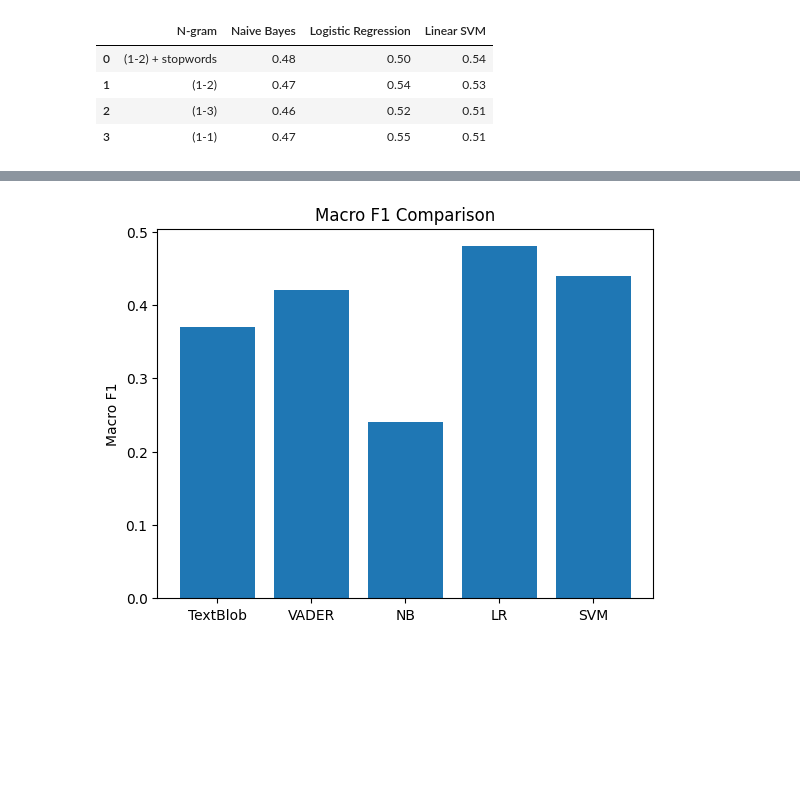
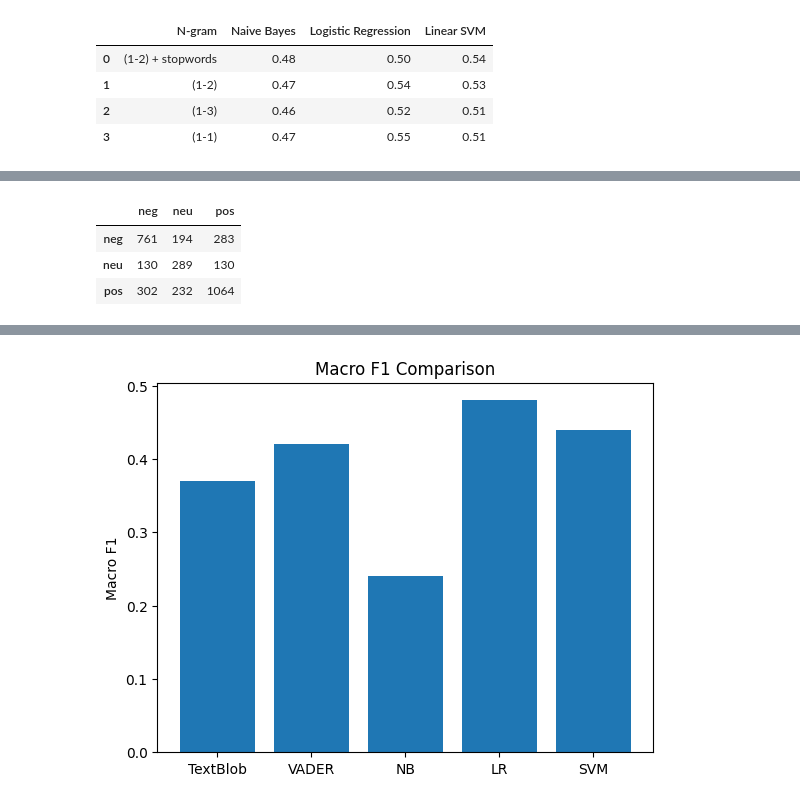
Before and after one commit to mf2056/F20AA, a Jupyter notebook: test.ipynb, the cells around one changed output, grey strips where cells are left out. Cells and saved outputs as stored; diff of their text form; code cells hidden in the pictures; blank space fills up the shorter version.

```diff
--- a/test.ipynb
+++ b/test.ipynb
@@ -202,0 +284,13 @@ Mean Macro F1: 0.4850992836612525
+# %%
+from sklearn.metrics import confusion_matrix
+import pandas as pd
+
+cm = confusion_matrix(vad_df["Label"], y_pred)
+pd.DataFrame(cm,
+             index=["neg","neu","pos"],
+             columns=["neg","neu","pos"])
+# %% [output]
+|  | neg | neu | pos |
+| neg | 761 | 194 | 283 |
+| neu | 130 | 289 | 130 |
+| pos | 302 | 232 | 1064 |
```
Also changed, not shown: parts of 12 cells of this notebook.
